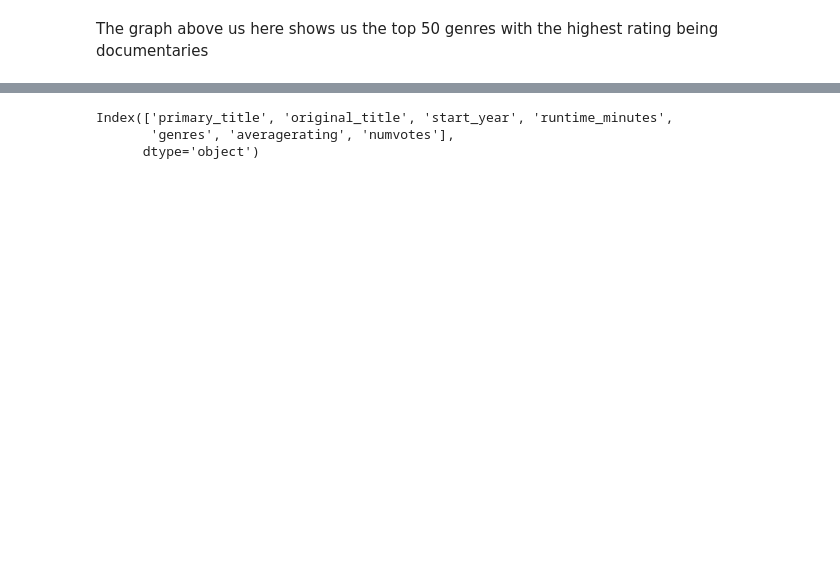
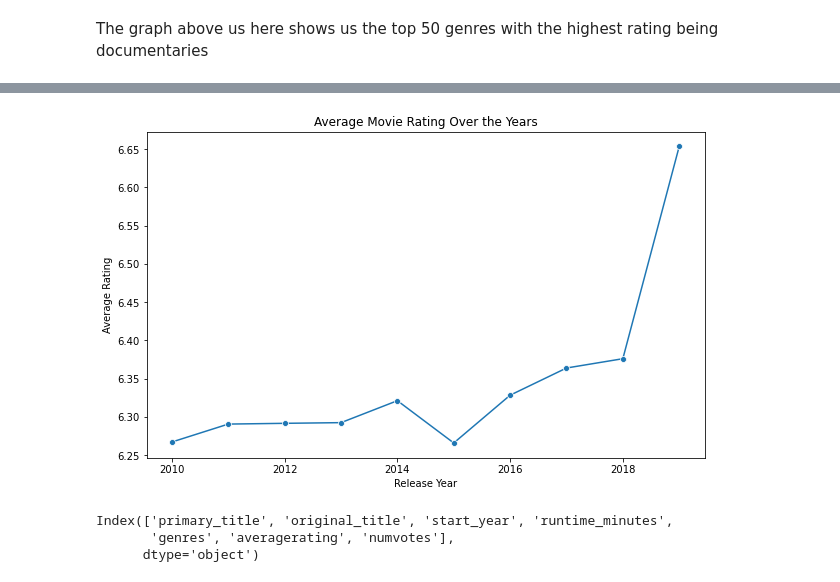
Before and after one commit to Graham-49/Phase2-project, a Jupyter notebook: notebooks/beauttah.ipynb, the cells around one changed output, grey strips where cells are left out. Cells and saved outputs as stored; diff of their text form; code cells hidden in the pictures; blank space fills up the shorter version.

```diff
--- a/notebooks/beauttah.ipynb
+++ b/notebooks/beauttah.ipynb
@@ -205,3 +225,14 @@ The graph above us here shows us the top 50 genres with the highest rating being
+# %%
+rating_by_year = basics.groupby('start_year')['averagerating'].mean().reset_index()
+
+plt.figure(figsize=(10,6))
+sns.lineplot(data=rating_by_year, x='start_year', y='averagerating', marker='o')
+plt.title('Average Movie Rating Over the Years')
+plt.xlabel('Release Year')
+plt.ylabel('Average Rating')
+plt.show()
+# %% [output]
+[figure, added]
 # %%
 basics.columns
 # %% [output]
```
Also changed, not shown: parts of 3 cells of this notebook.
